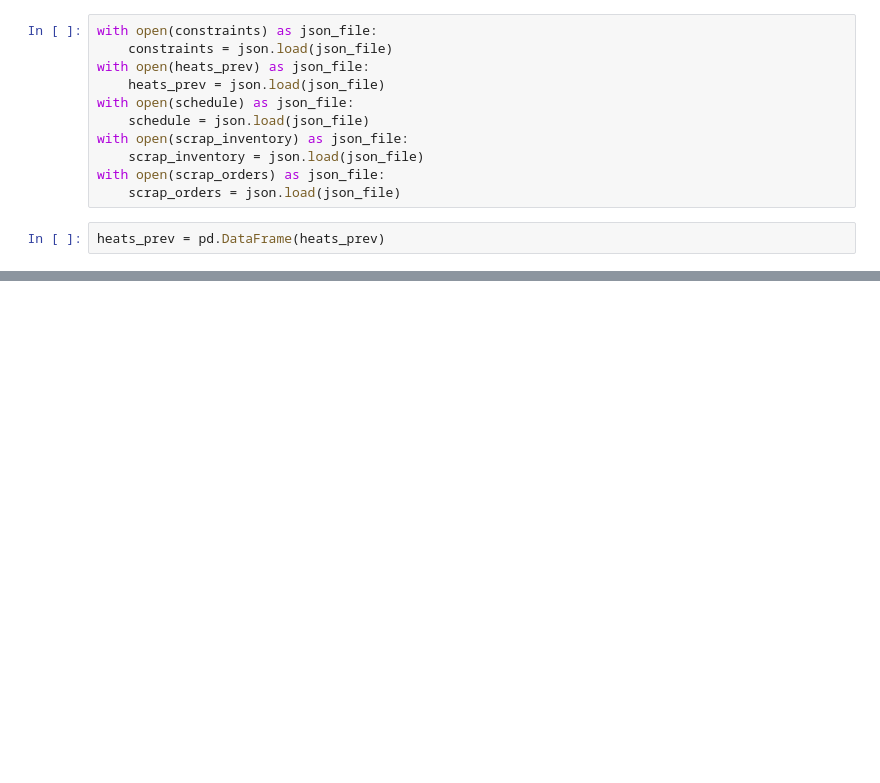
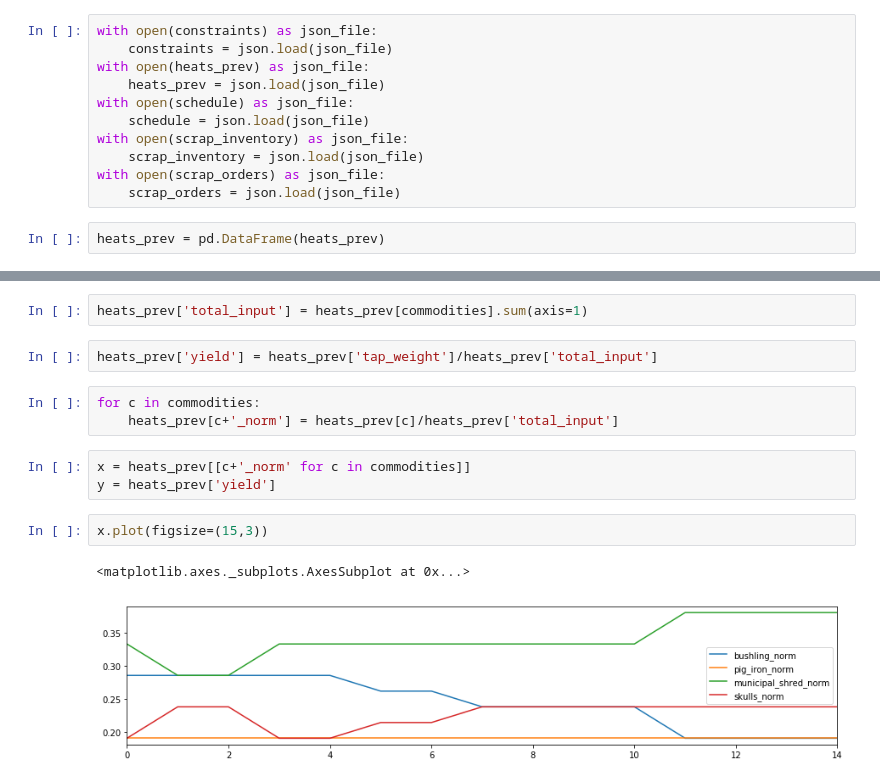
Before and after one commit to nishantd/metallics-optimization, a Jupyter notebook: notebooks/yield_estimation_EDA.ipynb, the cells around one changed output, grey strips where cells are left out. Cells and saved outputs as stored; diff of their text form; blank space fills up the shorter version.

Commit message:
commiting model training for yield

```diff
--- a/notebooks/yield_estimation_EDA.ipynb
+++ b/notebooks/yield_estimation_EDA.ipynb
@@ -44,0 +43,15 @@ array([{'bushling': 300, 'pig_iron': 200, 'municipal_shred': 350, 'skulls': 200}
+# %%
+heats_prev['total_input'] = heats_prev[commodities].sum(axis=1)
+# %%
+heats_prev['yield'] = heats_prev['tap_weight']/heats_prev['total_input']
+# %%
+for c in commodities:
+    heats_prev[c+'_norm'] = heats_prev[c]/heats_prev['total_input']
+# %%
+x = heats_prev[[c+'_norm' for c in commodities]]
+y = heats_prev['yield']
+# %%
+x.plot(figsize=(15,3))
+# %% [output]
+<matplotlib.axes._subplots.AxesSubplot at 0x...>
+[figure, added]
```
Also changed, not shown: parts of 9 cells of this notebook, 1 other file.
